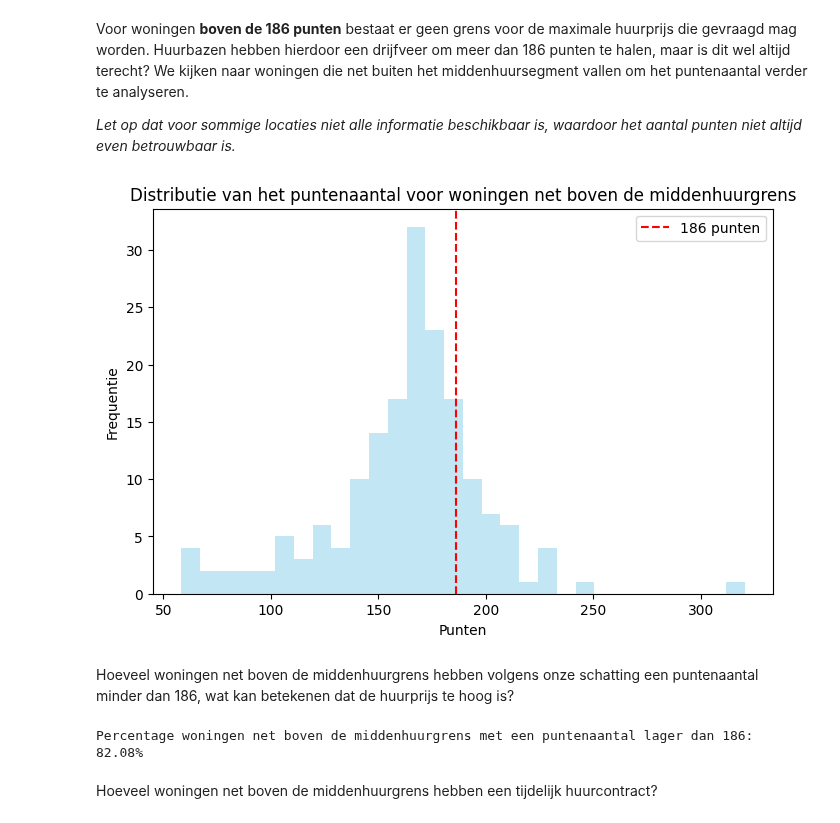
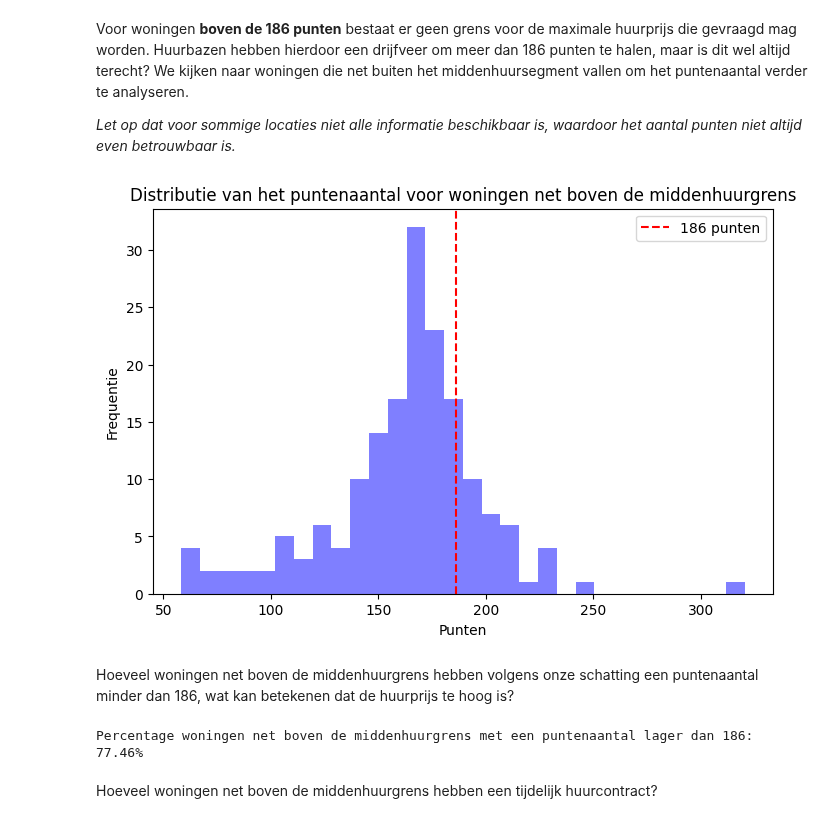
Before and after one commit to gizembrasser/huizenprijzen-volkskrant, a Jupyter notebook: analysis/analysis.ipynb, the cells around one changed output. Cells and saved outputs as stored; diff of their text form; code cells hidden in the pictures.

```diff
--- a/analysis/analysis.ipynb
+++ b/analysis/analysis.ipynb
@@ -576,29 +576,29 @@ Voor woningen **boven de 186 punten** bestaat er geen grens voor de maximale huu
 # %%
 boven_middenhuur = pararius[(pararius['Huurprijs'] > 1165.81) & (pararius['Huurprijs'] <= 1400)]
 boven_middenhuur = boven_middenhuur.sort_values(by="Punten", ascending=True)
 
 # Bekijk de verdeling van het aantal punten
 plt.figure(figsize=(8, 5))
-plt.hist(boven_middenhuur["Punten"].dropna(), bins=30, color="skyblue", alpha=0.5)
+plt.hist(boven_middenhuur["Punten"].dropna(), bins=30, color="blue", alpha=0.5)
 plt.axvline(x=186, color='red', linestyle='--', linewidth=1.5, label="186 punten")
 plt.title("Distributie van het puntenaantal voor woningen net boven de middenhuurgrens")
 plt.xlabel("Punten")
 plt.ylabel("Frequentie")
 plt.legend()
 
 plt.show()
 # %% [output]
-[figure, old version]
+[figure, new version]
 # %% [markdown]
 Hoeveel woningen net boven de middenhuurgrens hebben volgens onze schatting een puntenaantal minder dan 186, wat kan betekenen dat de huurprijs te hoog is?
 # %%
-punten_onder_186 = boven_middenhuur[boven_middenhuur["Punten"] <= 186].shape[0]
+punten_onder_186 = boven_middenhuur[boven_middenhuur["Punten"] < 186].shape[0]
 
 percentage_onder_186 = (punten_onder_186 / boven_middenhuur.shape[0]) * 100
 
 print(f"Percentage woningen net boven de middenhuurgrens met een puntenaantal lager dan 186: {percentage_onder_186:.2f}%")
 # %% [output]
-Percentage woningen net boven de middenhuurgrens met een puntenaantal lager dan 186: 82.08%
+Percentage woningen net boven de middenhuurgrens met een puntenaantal lager dan 186: 77.46%
 # %% [markdown]
 Hoeveel woningen net boven de middenhuurgrens hebben een tijdelijk huurcontract?
 # %%
```
Also changed, not shown: 3 other files.
